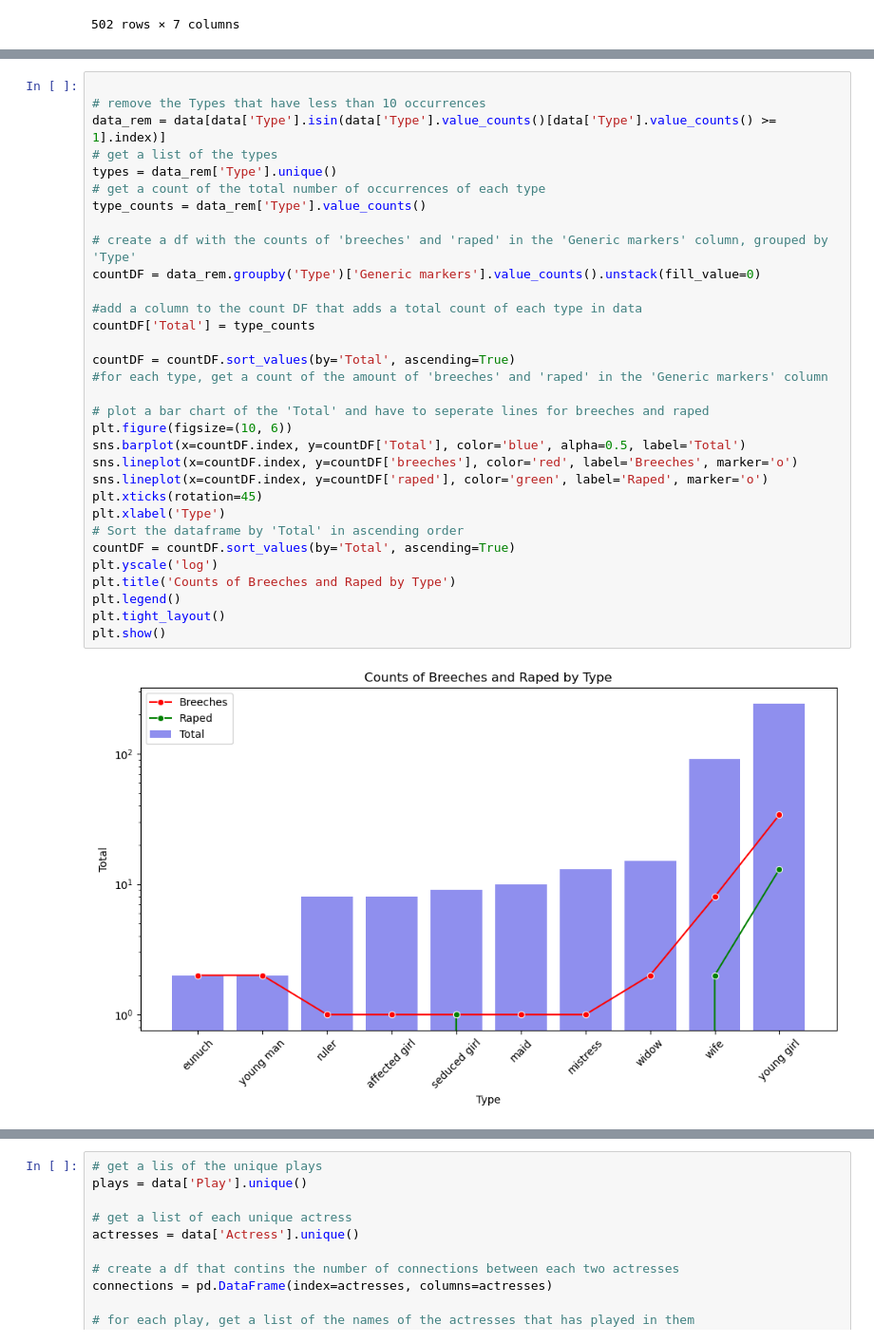
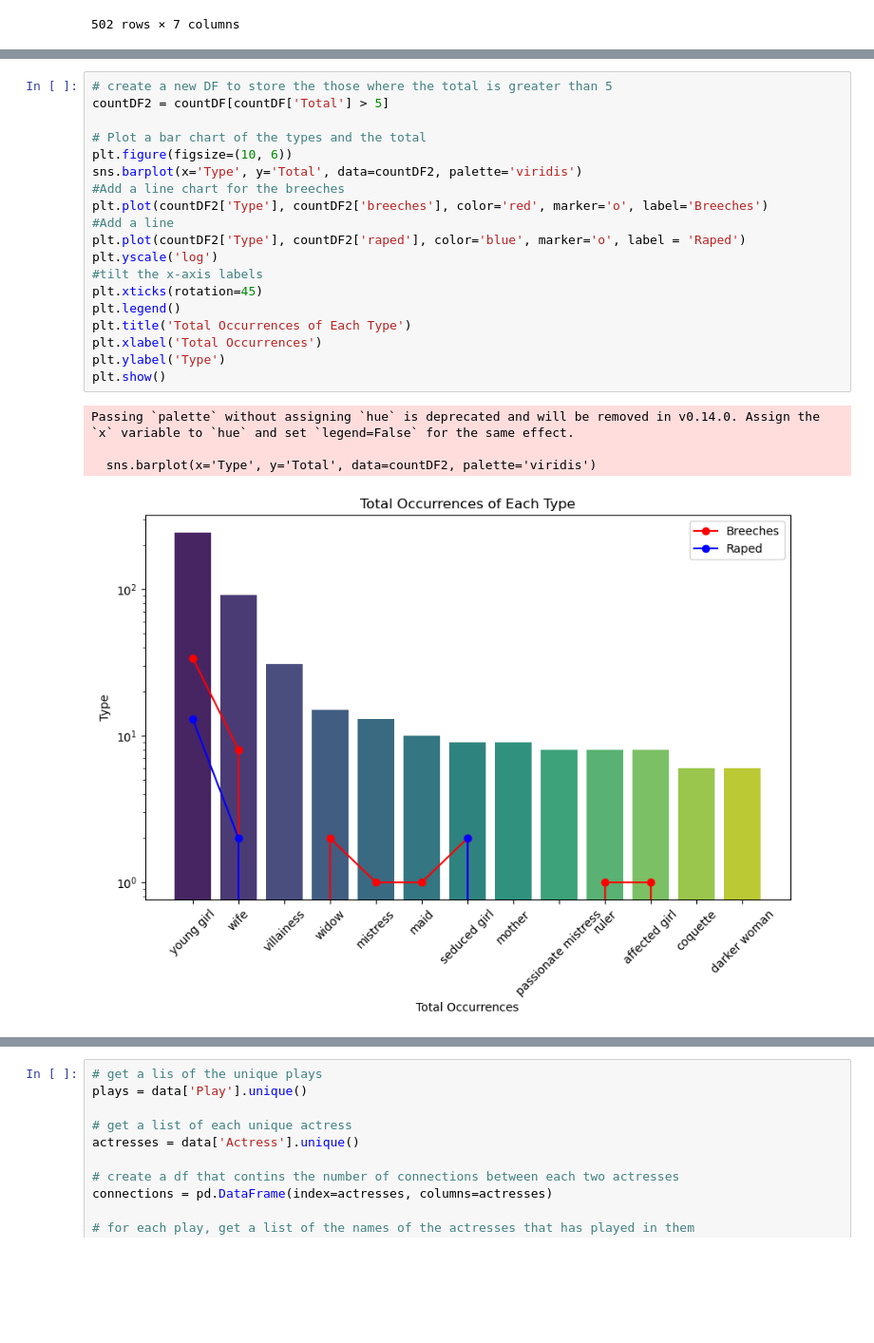
Before and after one commit to TitirB/DHproject2024, a Jupyter notebook: docs/NetworkVisualization.ipynb, the cells around one changed output, grey strips where cells are left out. Shown at 95% size. Drawn from its saved outputs; the diff is of its cells as text; blank space fills up the shorter version.

```diff
--- a/docs/NetworkVisualization.ipynb
+++ b/docs/NetworkVisualization.ipynb
@@ -36,37 +71,27 @@ print(unique_entries)
 # %%
+# create a new DF to store the those where the total is greater than 5
+countDF2 = countDF[countDF['Total'] > 5]
 
-# remove the Types that have less than 10 occurrences
-data_rem = data[data['Type'].isin(data['Type'].value_counts()[data['Type'].value_counts() >= 1].index)]
-# get a list of the types
-types = data_rem['Type'].unique()
-# get a count of the total number of occurrences of each type
-type_counts = data_rem['Type'].value_counts()
-
-# create a df with the counts of 'breeches' and 'raped' in the 'Generic markers' column, grouped by 'Type'
-countDF = data_rem.groupby('Type')['Generic markers'].value_counts().unstack(fill_value=0)
-
-#add a column to the count DF that adds a total count of each type in data
-countDF['Total'] = type_counts
-
-countDF = countDF.sort_values(by='Total', ascending=True)
-#for each type, get a count of the amount of 'breeches' and 'raped' in the 'Generic markers' column
-
-# plot a bar chart of the 'Total' and have to seperate lines for breeches and raped
+# Plot a bar chart of the types and the total
 plt.figure(figsize=(10, 6))
-sns.barplot(x=countDF.index, y=countDF['Total'], color='blue', alpha=0.5, label='Total')
-sns.lineplot(x=countDF.index, y=countDF['breeches'], color='red', label='Breeches', marker='o')
-sns.lineplot(x=countDF.index, y=countDF['raped'], color='green', label='Raped', marker='o')
+sns.barplot(x='Type', y='Total', data=countDF2, palette='viridis')
+#Add a line chart for the breeches
+plt.plot(countDF2['Type'], countDF2['breeches'], color='red', marker='o', label='Breeches')
+#Add a line
+plt.plot(countDF2['Type'], countDF2['raped'], color='blue', marker='o', label = 'Raped')
+plt.yscale('log')
+#tilt the x-axis labels
 plt.xticks(rotation=45)
-plt.xlabel('Type')
-# Sort the dataframe by 'Total' in ascending order
-countDF = countDF.sort_values(by='Total', ascending=True)
-plt.yscale('log')
-plt.title('Counts of Breeches and Raped by Type')
 plt.legend()
-plt.tight_layout()
+plt.title('Total Occurrences of Each Type')
+plt.xlabel('Total Occurrences')
+plt.ylabel('Type')
 plt.show()
 # %% [output]
+Passing `palette` without assigning `hue` is deprecated and will be removed in v0.14.0. Assign the `x` variable to `hue` and set `legend=False` for the same effect.
+
+  sns.barplot(x='Type', y='Total', data=countDF2, palette='viridis')
-[figure, old version]
+[figure, new version]
 # %%
 countDF
 # %% [output]
```
Also changed, not shown: parts of 3 cells of this notebook.
